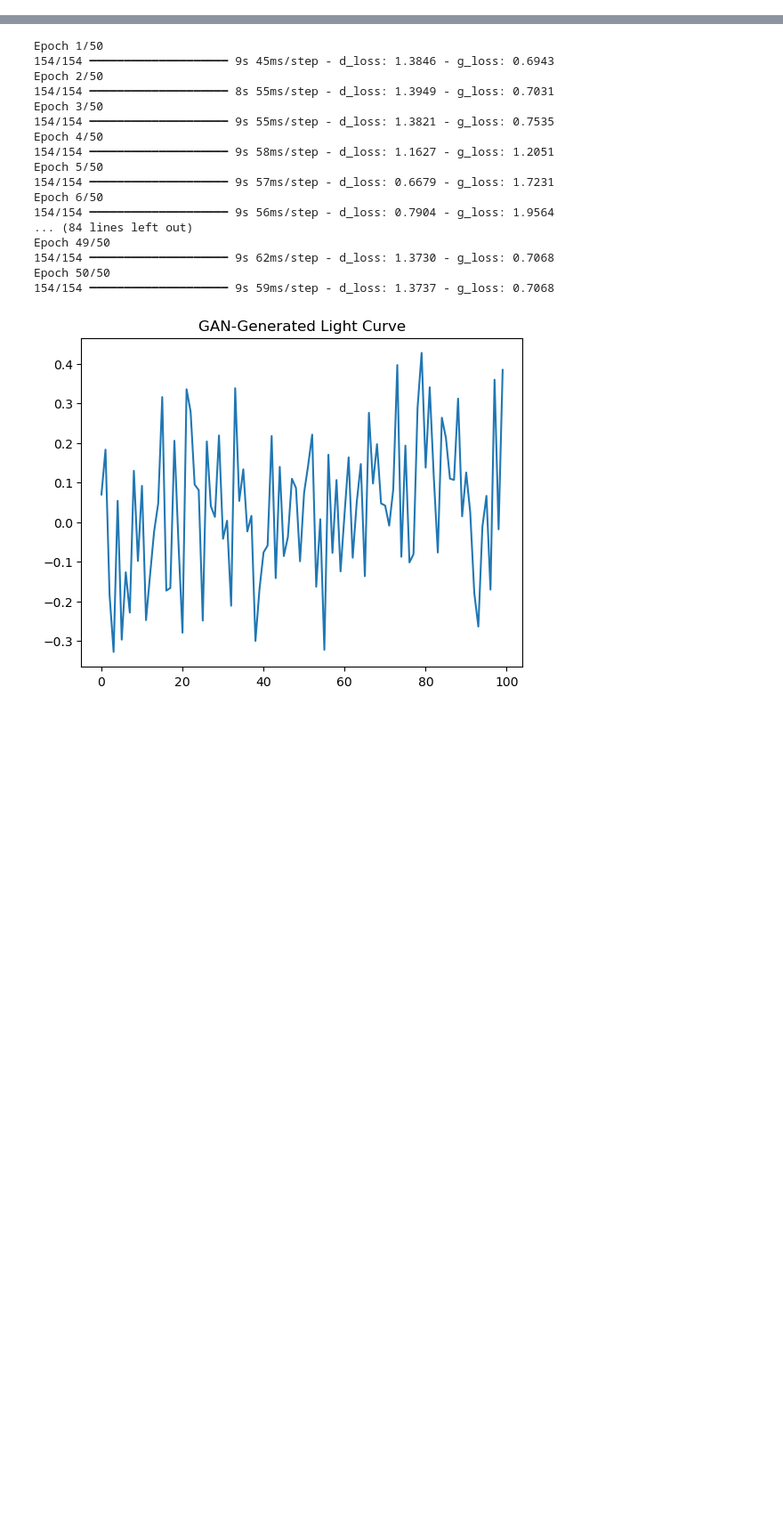
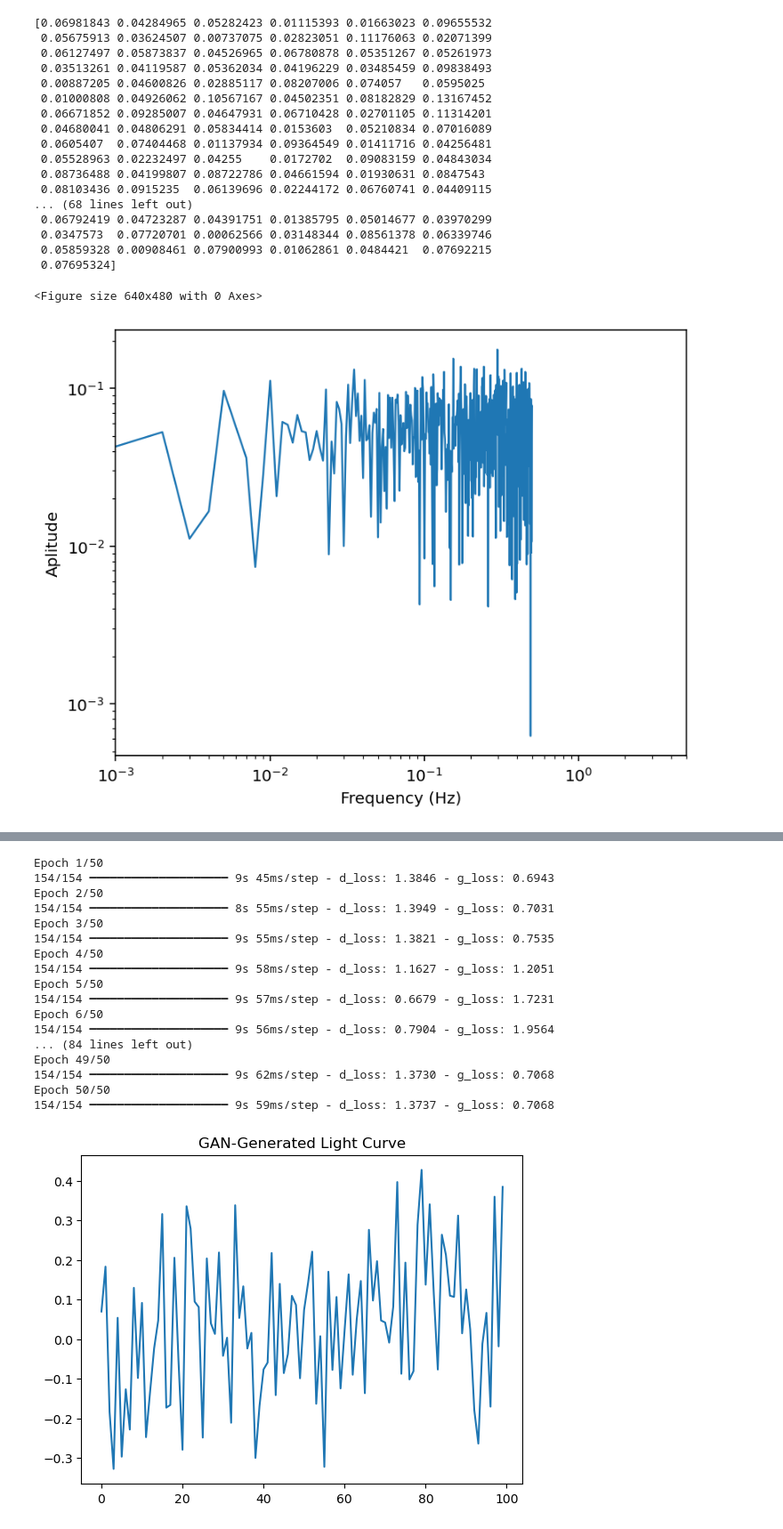
Before and after one commit to sravanth-space/ds_project, a Jupyter notebook: base.ipynb, the cells around one changed output, grey strips where cells are left out. Shown at 89% size. Saved outputs shown, nothing was run; the diff lists cells and outputs as text; code cells hidden in the pictures; blank space fills up the shorter version.

```diff
--- a/base.ipynb
+++ b/base.ipynb
@@ -39,3 +49,68 @@ plt.show()
+# %%
+from scipy.fftpack import fft as fft
+from matplotlib.ticker import *
+
+
+# Number of samplepoints (number of time bins in the time series)
+N = 1000
+N = int(N)
+# sample spacing (size of the time step)
+T = 1.0# / 1000.0
+
+# set up an array of times
+x = np.linspace(0.0, N*T, N)
+#compute the Fast Fourier Transform of y
+yf = fft(flux)
+
+
+# make the Periodogram by taking the modulus squared - the abs() function
+# and multiplying by a normalsing factor (2.0/N in this case)
+
+per = 2.0/N * (np.abs(yf))
+
+# Make sure we select the positive frequenices only, and lose teh zero frequency
+per = per[1:int(N/2)]
+
+# make an array of Fourier frequencies
+xf = np.linspace(0.0, 1.0/(2.0*T), int(N/2)-1)
+
+
+print(per)
+
+plt.figure(1)
+fig, ax = plt.subplots(dpi=144)
+
+
+# plt.subplot(212)
+plt.plot(xf, per, linewidth=1.2)
+plt.xlim(0.001,5.0)# zoom in
+plt.xlabel(r'Frequency (Hz)', fontsize=10)
+plt.ylabel(r'Aplitude', fontsize=10)
+# ax.set_xscale('log')
+
+ax.set_yscale('log')
+ax.set_xscale('log')
+plt.show()
+# %% [output]
+[0.06981843 0.04284965 0.05282423 0.01115393 0.01663023 0.09655532
+ 0.05675913 0.03624507 0.00737075 0.02823051 0.11176063 0.02071399
+ 0.06127497 0.05873837 0.04526965 0.06780878 0.05351267 0.05261973
+ 0.03513261 0.04119587 0.05362034 0.04196229 0.03485459 0.09838493
+ 0.00887205 0.04600826 0.02885117 0.08207006 0.074057   0.0595025
+ 0.01000808 0.04926062 0.10567167 0.04502351 0.08182829 0.13167452
+ 0.06671852 0.09285007 0.04647931 0.06710428 0.02701105 0.11314201
+ 0.04680041 0.04806291 0.05834414 0.0153603  0.05210834 0.07016089
+ 0.0605407  0.07404468 0.01137934 0.09364549 0.01411716 0.04256481
+ 0.05528963 0.02232497 0.04255    0.0172702  0.09083159 0.04843034
+ 0.08736488 0.04199807 0.08722786 0.04661594 0.01930631 0.0847543
+ 0.08103436 0.0915235  0.06139696 0.02244172 0.06760741 0.04409115
+... (68 lines left out)
+ 0.06792419 0.04723287 0.04391751 0.01385795 0.05014677 0.03970299
+ 0.0347573  0.07720701 0.00062566 0.03148344 0.08561378 0.06339746
+ 0.05859328 0.00908461 0.07900993 0.01062861 0.0484421  0.07692215
+ 0.07695324]
+<Figure size 640x480 with 0 Axes>
+[figure, added]
 # %%
 import tensorflow as tf
 from tensorflow.keras.layers import LSTM, Dense, Input
```
Also changed, not shown: parts of 2 cells of this notebook, 2 other files.
